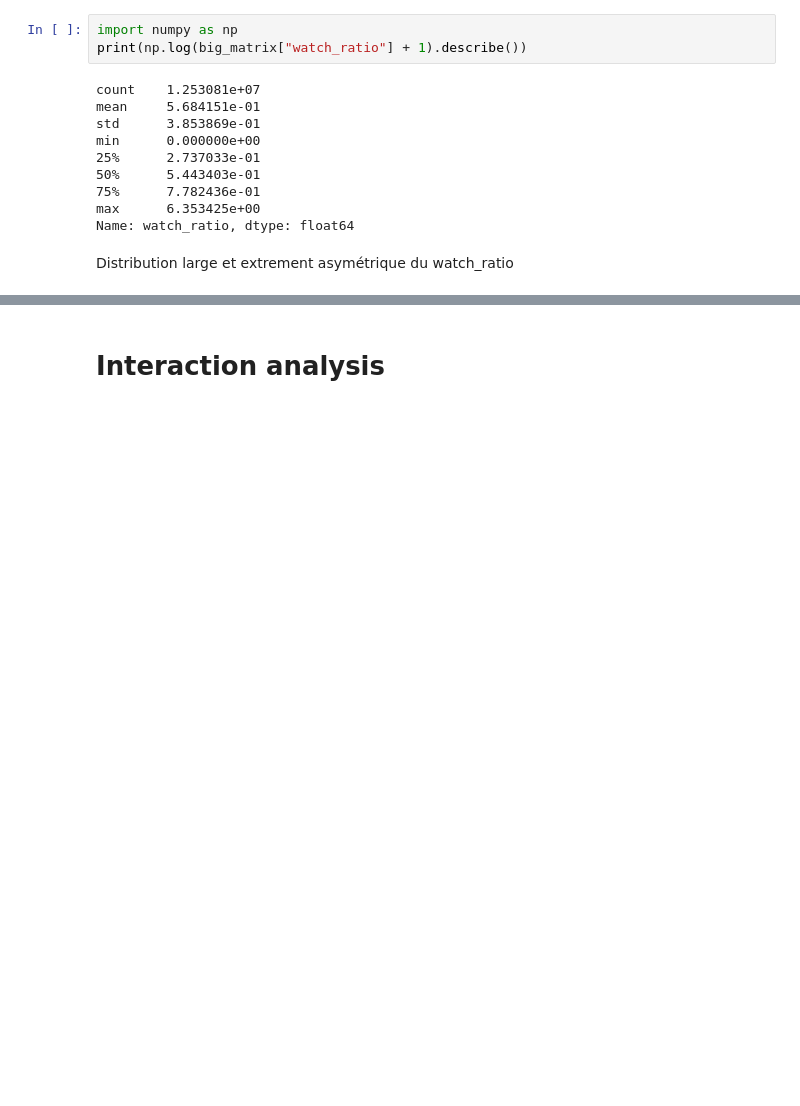
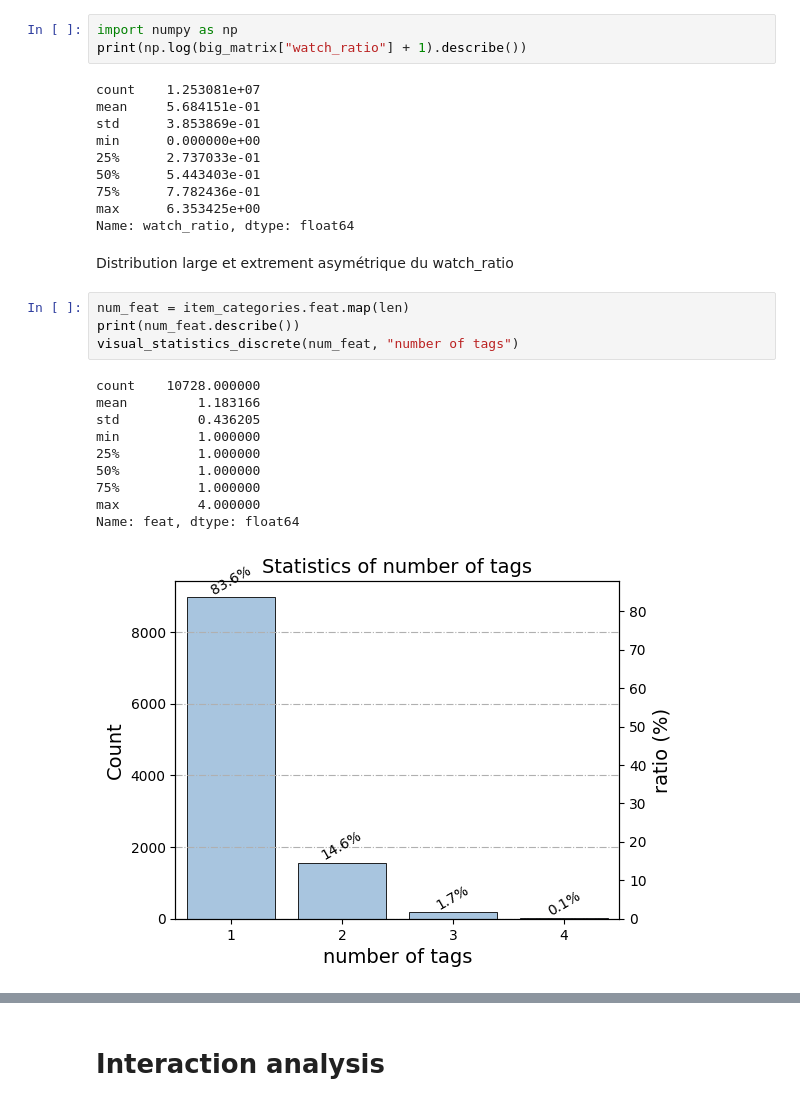
Before and after one commit to SolideSpoke/KuaiRec-video-recommander-system, a Jupyter notebook: analysis.ipynb, the cells around one changed output, grey strips where cells are left out. Cells and saved outputs as stored; diff of their text form; blank space fills up the shorter version.

```diff
--- a/analysis.ipynb
+++ b/analysis.ipynb
@@ -208,3 +208,18 @@ max      6.353425e+00
 Name: watch_ratio, dtype: float64
 # %% [markdown]
 Distribution large et extrement asymétrique du watch_ratio
+# %%
+num_feat = item_categories.feat.map(len)
+print(num_feat.describe())
+visual_statistics_discrete(num_feat, "number of tags")
+# %% [output]
+count    10728.000000
+mean         1.183166
+std          0.436205
+min          1.000000
+25%          1.000000
+50%          1.000000
+75%          1.000000
+max          4.000000
+Name: feat, dtype: float64
+[figure, added]
```
Also changed, not shown: parts of 27 cells of this notebook, 2 other files.
